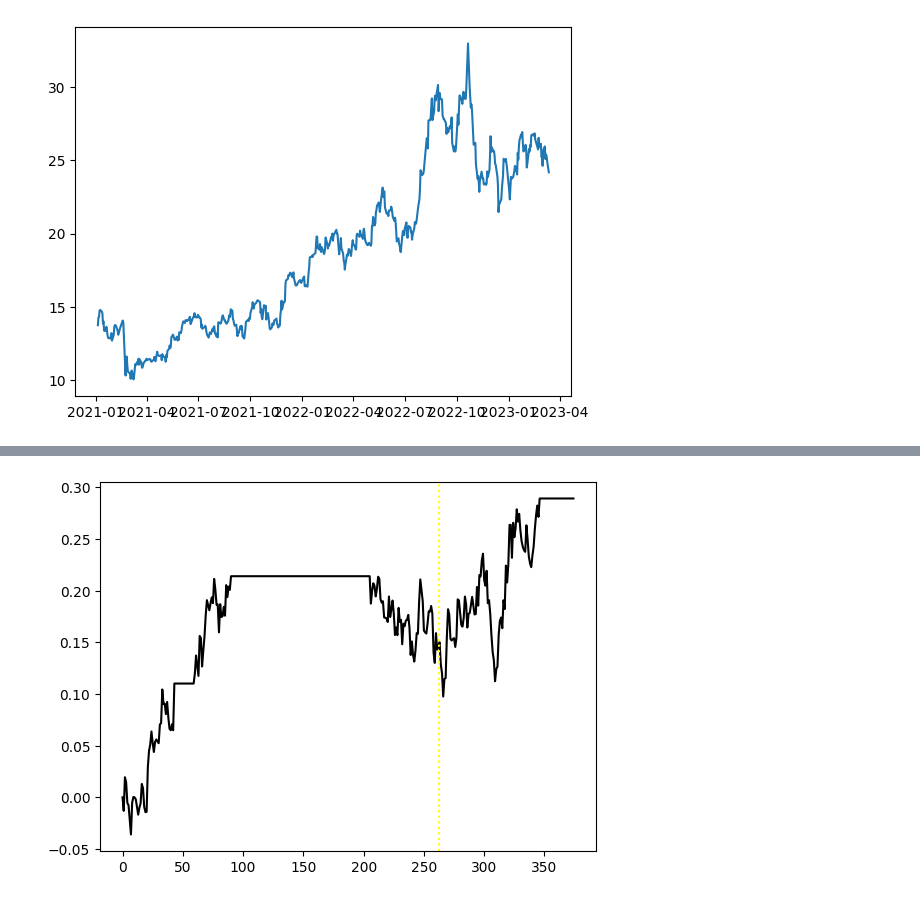
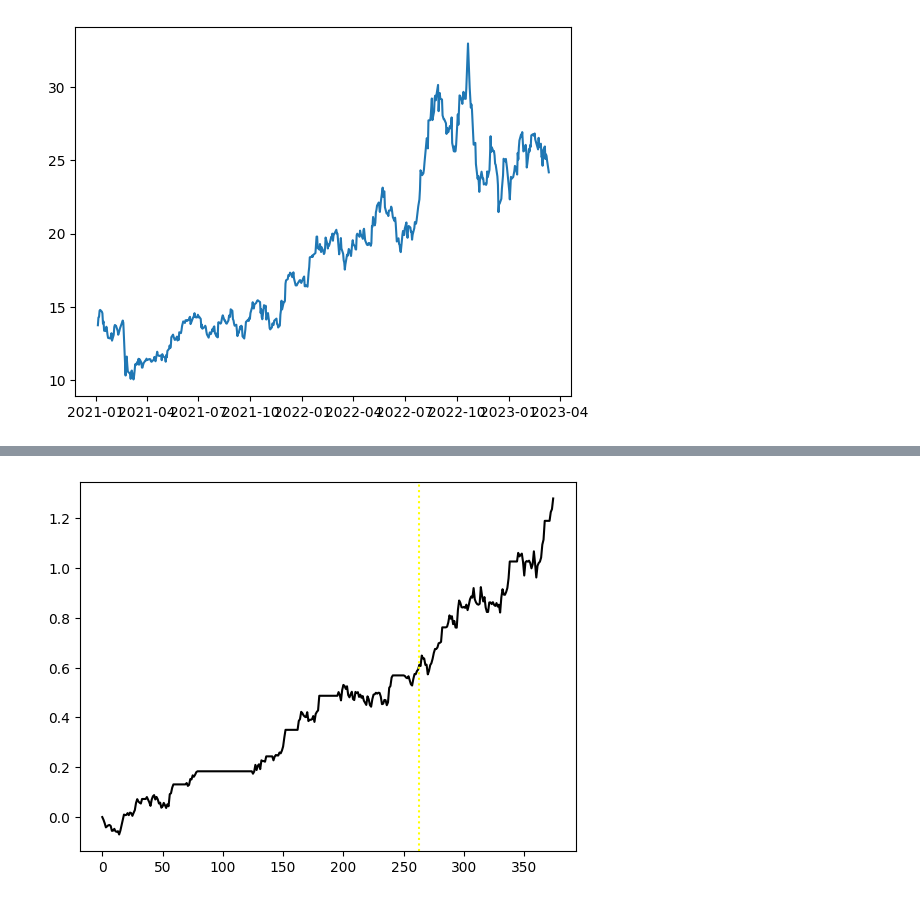
Before and after one commit to JoaoJungblut/pairs_trading, a Jupyter notebook: test.ipynb, the cells around one changed output, grey strips where cells are left out. Saved outputs shown, nothing was run; the diff lists cells and outputs as text; code cells hidden in the pictures.

Commit message:
add compound_return

```diff
--- a/test.ipynb
+++ b/test.ipynb
@@ -71,7 +71,7 @@ spread_test = dist.spread_distance(x_test_norm, y_test_norm)
 z_score_train, z_score_test = dist.Z_score(spread_train, spread_test)
 z_score_train_test = pd.concat([z_score_train, z_score_test], axis=0)
 
-signal = backtest.generate_signal(z_score_train_test, 2, 0)
+signal = backtest.generate_signal(z_score_train_test, 1, 0)
 
 fig, ax = plt.subplots()
 ax.plot(z_score_train_test, color="black")
@@ -86,15 +86,15 @@ plt.show()
 # %%
 # calculate return
 x_rtn = backtest.calculate_stock_return(x)
 y_rtn = backtest.calculate_stock_return(y)
 
 trade_return = backtest.calculate_trade_return(signal, x_rtn, y_rtn)
 
-cum_trade_return = np.exp(np.cumsum(trade_return)) - 1
+cum_trade_return = backtest.calculate_compound_return(trade_return)
 
 fig, ax = plt.subplots()
 ax.plot(cum_trade_return, color="black")
 ax.axvline(len(z_score_train_test)*0.7, color="yellow", linestyle="dotted")
 plt.show()
 # %% [output]
-[figure, old version]
+[figure, new version]
```
Also changed, not shown: parts of 3 cells of this notebook, 1 other file.
